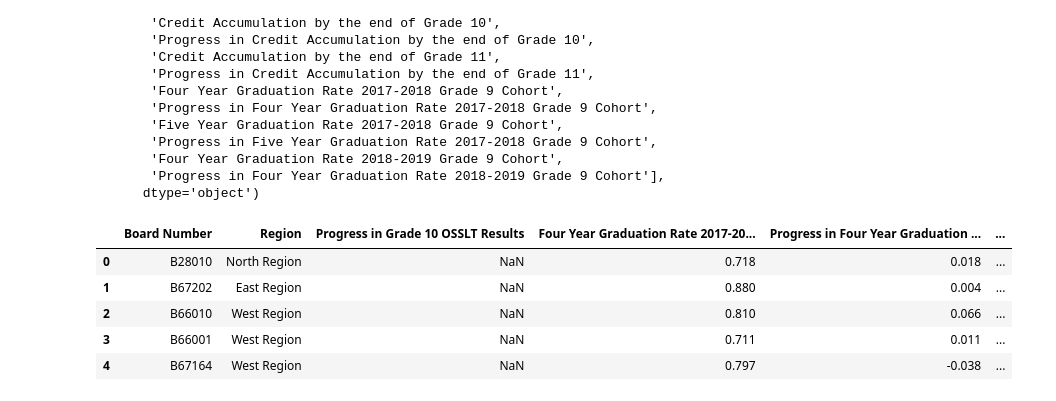
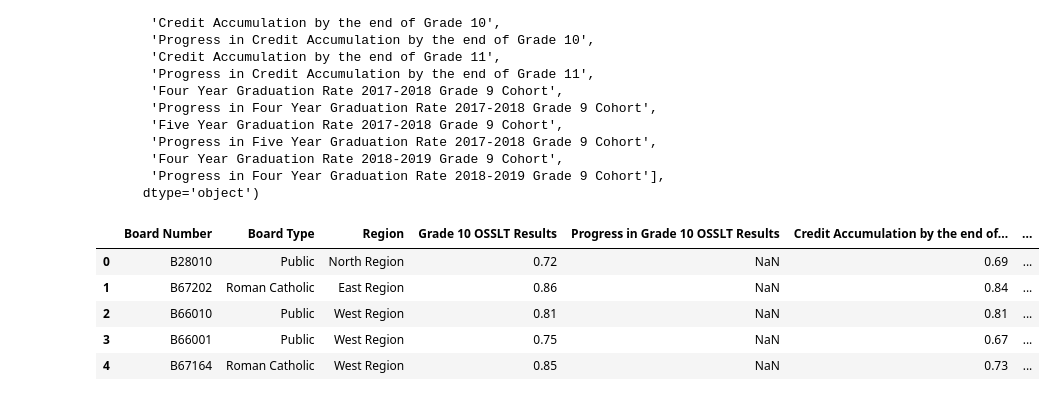
Before and after one commit to acedryden/school_research_project, a Jupyter notebook: Data Collection/Table_Preparation.ipynb, the cells around one changed output. Drawn from its saved outputs; the diff is of its cells as text; code cells hidden in the pictures.

```diff
--- a/Data Collection/Table_Preparation.ipynb
+++ b/Data Collection/Table_Preparation.ipynb
@@ -200,7 +480,7 @@ Enrolment_by_grade_df.to_csv('Output Tables/Enrolment_Data.csv', index=False)
 # %%
 #Graduation Table
 
-Graduation_file_path = "Resources/graduation_rate_by_Board 2021-2022.xlsx"
+Graduation_file_path = "sbpr_data_table_en_jan2024.xlsx"
 
 Graduation_df = pd.read_excel(Graduation_file_path)
 
@@ -235,25 +515,20 @@ Index(['Board Number', 'Board Name', 'Board Language', 'Board Type', 'Region ',
 # %%
 # Graduation Table
 
 columns_to_drop = ['Board Name',
                    'Board Language',
-                   'Board Type',
                    'City',
                    'Grade 6 EQAO Reading Results',
                    'Progress in Grade 6 EQAO Reading Results',
-                   'Grade 10 OSSLT Results',
-                   'Credit Accumulation by the end of Grade 10',
-                   'Progress in Credit Accumulation by the end of Grade 10',
-                   'Credit Accumulation by the end of Grade 11',
-                   'Progress in Credit Accumulation by the end of Grade 11']
+                   ]
 
 Graduation_df = Graduation_df.drop(columns=columns_to_drop)
 
 Graduation_df.head()
 # %% [output]
-|  | Board Number | Region | Progress in Grade 10 OSSLT Results | Four Year Graduation Rate 2017-20... | Progress in Four Year Graduation ... | ... |
-| 0 | B28010 | North Region | NaN | 0.718 | 0.018 | ... |
-| 1 | B67202 | East Region | NaN | 0.880 | 0.004 | ... |
-| 2 | B66010 | West Region | NaN | 0.810 | 0.066 | ... |
-| 3 | B66001 | West Region | NaN | 0.711 | 0.011 | ... |
-| 4 | B67164 | West Region | NaN | 0.797 | -0.038 | ... |
+|  | Board Number | Board Type | Region | Grade 10 OSSLT Results | Progress in Grade 10 OSSLT Results | Credit Accumulation by the end of... | ... |
+| 0 | B28010 | Public | North Region | 0.72 | NaN | 0.69 | ... |
+| 1 | B67202 | Roman Catholic | East Region | 0.86 | NaN | 0.84 | ... |
+| 2 | B66010 | Public | West Region | 0.81 | NaN | 0.81 | ... |
+| 3 | B66001 | Public | West Region | 0.75 | NaN | 0.67 | ... |
+| 4 | B67164 | Roman Catholic | West Region | 0.85 | NaN | 0.73 | ... |
```
Also changed, not shown: parts of 66 cells of this notebook.
